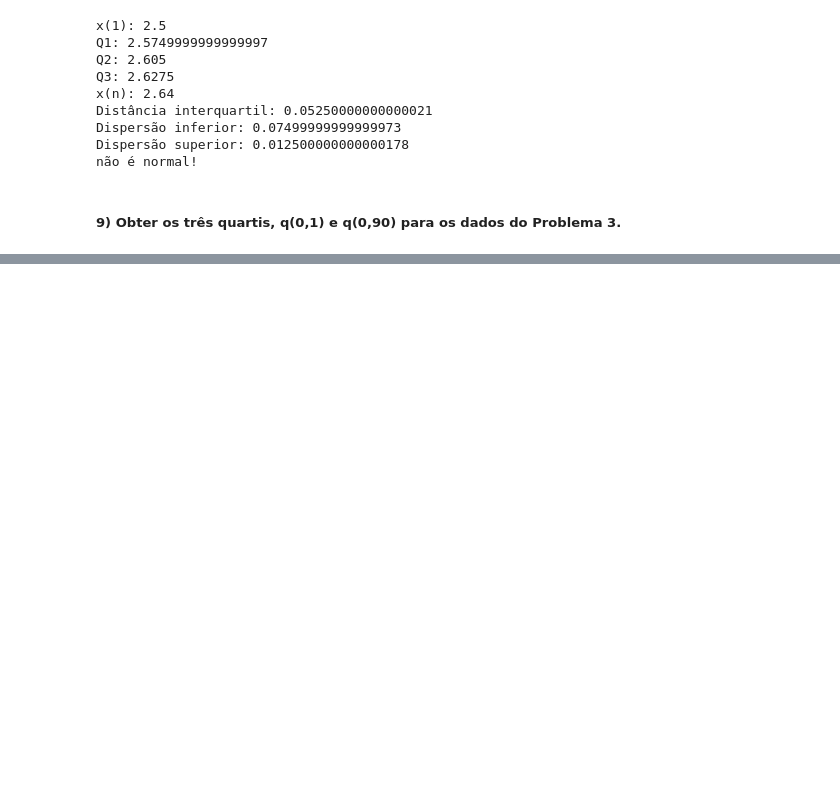
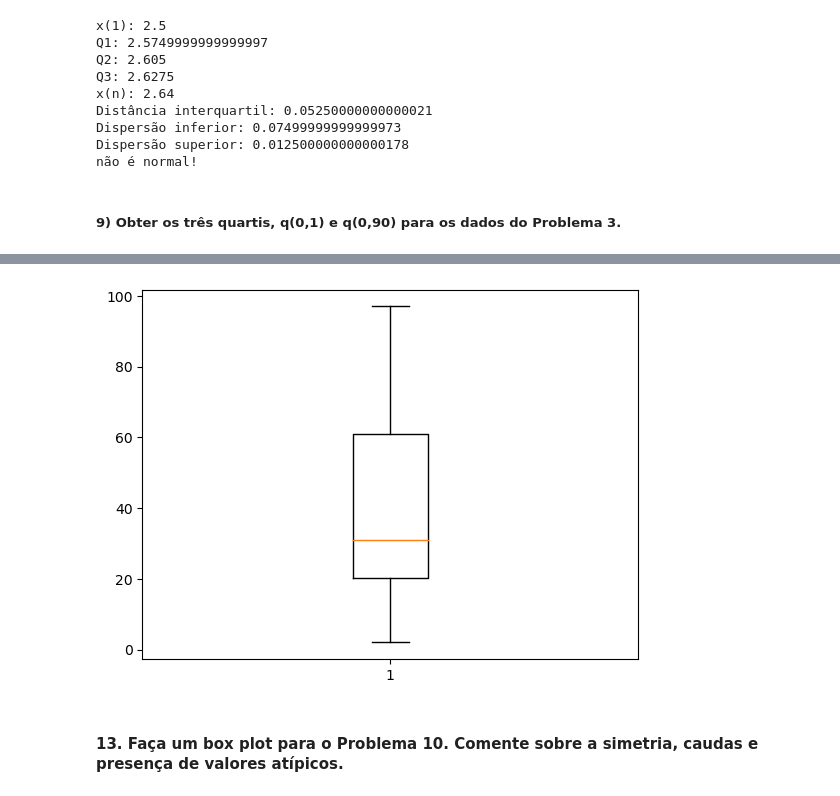
Before and after one commit to msbrasil/Estatistica, a Jupyter notebook: estatistica-basica/Capítulo 3.ipynb, the cells around one changed output, grey strips where cells are left out. Drawn from its saved outputs; the diff is of its cells as text; code cells hidden in the pictures; blank space fills up the shorter version.

```diff
--- a/estatistica-basica/Capítulo 3.ipynb
+++ b/estatistica-basica/Capítulo 3.ipynb
@@ -209,0 +282,14 @@ print(f'x(n): {xn}')
+# %%
+casas = [2, 2, 3, 10, 13, 14, 15, 15, 16, 16,
+        18, 18, 20, 21, 22, 22, 23, 24, 25, 25,
+        26, 27, 29, 29, 30, 32, 36, 42, 44, 45,
+        45, 46, 48, 52, 58, 59, 61, 61, 61, 65,
+        66, 66, 68, 75, 78, 80, 89, 90, 92, 97]
+# %%
+#boxplot vertical
+plt.boxplot(casas, vert=True)
+plt.show()
+# %% [output]
+[figure, added]
+# %% [markdown]
+#### 13. Faça um box plot para o Problema 10. Comente sobre a simetria, caudas e presença de valores atípicos.
```
Also changed, not shown: parts of 12 cells of this notebook.
